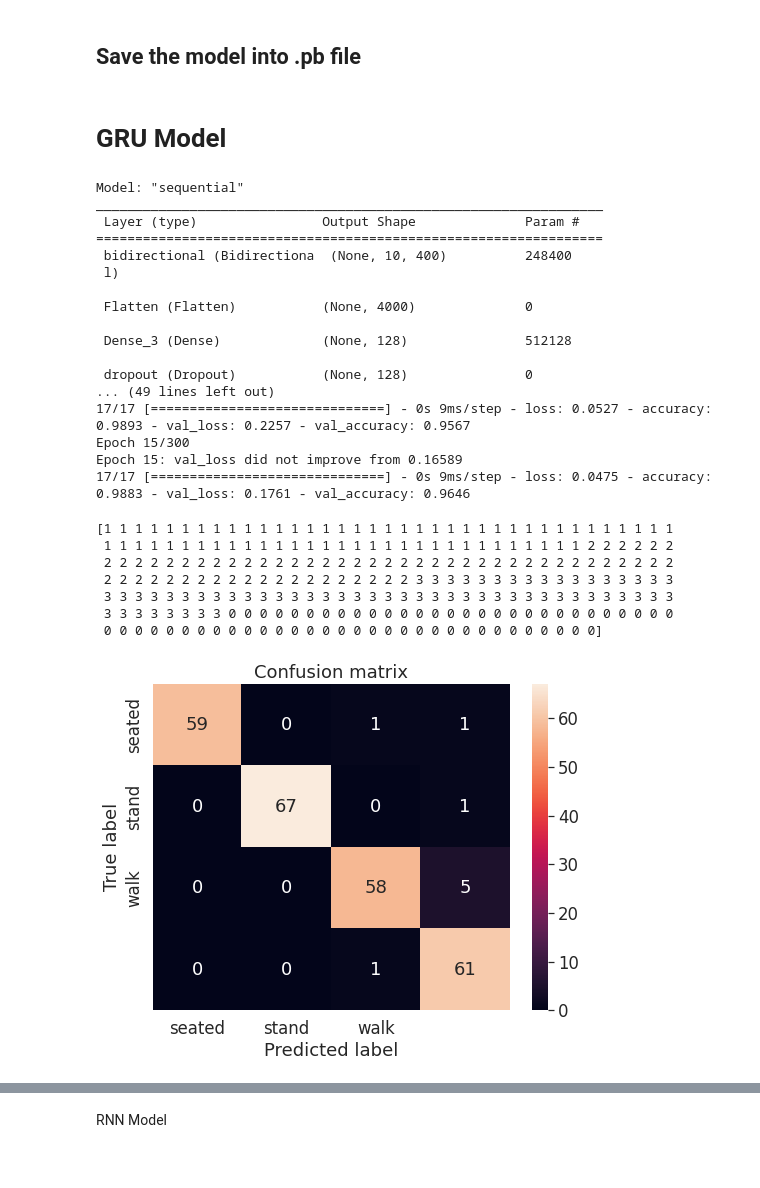
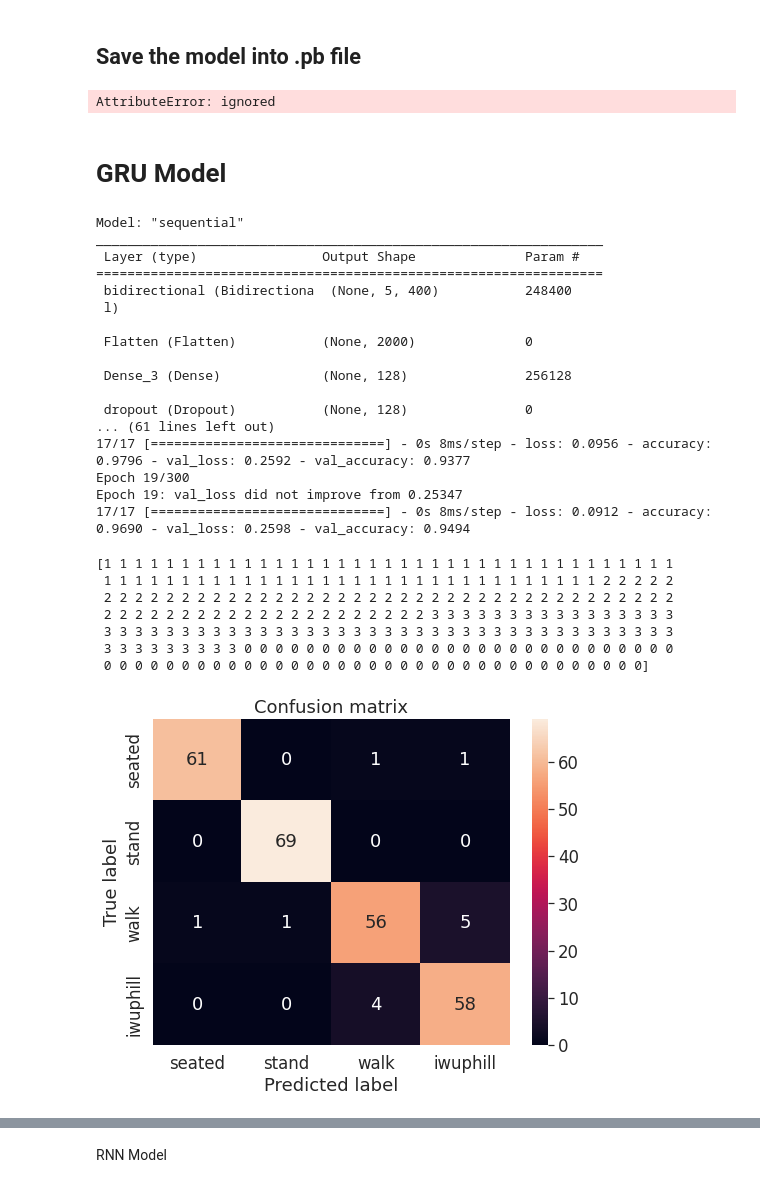
Before and after one commit to JonathanCristovao/LSTM_GRU_RNN_human-activity-recognition, a Jupyter notebook: LSTM_GRU_RNN_notebook.ipynb, the cells around one changed output, grey strips where cells are left out. Cells and saved outputs as stored; diff of their text form; code cells hidden in the pictures.

```diff
--- a/LSTM_GRU_RNN_notebook.ipynb
+++ b/LSTM_GRU_RNN_notebook.ipynb
@@ -228,7 +236,7 @@ Number of test samples:  518
 # %% [markdown]
 ## Data Segmentation (Sliding Window)
 # %%
-N_TIME_STEPS = 10 #sliding window length 120
+N_TIME_STEPS = 5 #sliding window length # 10 #120
 STEP = 2 # Sliding window step size 20
 N_FEATURES = 5
 
@@ -408,7 +416,7 @@ plt.show()
 # %% [markdown]
 ## Save the model into .pb file
 # %%
-# Save LSTM model
+'# Save LSTM model
 
 output_node_name = "Dense_2/Softmax"
 MODEL_LSTM = str(N_TIME_STEPS)+"_"+str(STEP)+"_"+str(N_FEATURES)+"_"+str(N_CLASSES)+"_nomagnew"
@@ -422,6 +430,8 @@ freeze_graph.freeze_graph('./models/LSTM/' +MODEL_LSTM+ '_graph.pbtxt', None, \
     False, './models/LSTM/' + MODEL_LSTM+ '.chkp', output_node_name, \
     "save/restore_all", "save/Const:0", \
     './models/LSTM/' +MODEL_LSTM + '.pb', True, "")
+# %% [output]
+AttributeError: ignored
 # %% [markdown]
 # GRU Model
 # %%
@@ -472,45 +482,45 @@ Model: "sequential"
 _________________________________________________________________
  Layer (type)                Output Shape              Param #
 =================================================================
- bidirectional (Bidirectiona  (None, 10, 400)          248400
+ bidirectional (Bidirectiona  (None, 5, 400)           248400
  l)
 
- Flatten (Flatten)           (None, 4000)              0
+ Flatten (Flatten)           (None, 2000)              0
 
- Dense_3 (Dense)             (None, 128)               512128
+ Dense_3 (Dense)             (None, 128)               256128
 
  dropout (Dropout)           (None, 128)               0
-... (49 lines left out)
-17/17 [==============================] - 0s 9ms/step - loss: 0.0527 - accuracy: 0.9893 - val_loss: 0.2257 - val_accuracy: 0.9567
-Epoch 15/300
-Epoch 15: val_loss did not improve from 0.16589
-17/17 [==============================] - 0s 9ms/step - loss: 0.0475 - accuracy: 0.9883 - val_loss: 0.1761 - val_accuracy: 0.9646
+... (61 lines left out)
+17/17 [==============================] - 0s 8ms/step - loss: 0.0956 - accuracy: 0.9796 - val_loss: 0.2592 - val_accuracy: 0.9377
+Epoch 19/300
+Epoch 19: val_loss did not improve from 0.25347
+17/17 [==============================] - 0s 8ms/step - loss: 0.0912 - accuracy: 0.9690 - val_loss: 0.2598 - val_accuracy: 0.9494
 # %%
 # GRU model to predict
 
 y_pred_ohe = model.predict(X_test)
 y_pred_labels = np.argmax(y_pred_ohe, axis=1)
 y_true_labels = np.argmax(y_test, axis=1)
 confusion_matrix = metrics.confusion_matrix(y_true=y_true_labels, y_pred=y_pred_labels)
 print(y_true_labels)
-LABELS = ['seated', 'stand','walk']
+LABELS = ['seated', 'stand','walk','iwuphill']
 
 plt.figure(figsize=(8, 6))
 sns.set(style='whitegrid', palette='muted', font_scale=1.5)
 sns.heatmap(confusion_matrix, xticklabels=LABELS, yticklabels=LABELS, annot=True, fmt="d");
 plt.title("Confusion matrix")
 plt.ylabel('True label')
 plt.xlabel('Predicted label')
 plt.show();
 # %% [output]
 [1 1 1 1 1 1 1 1 1 1 1 1 1 1 1 1 1 1 1 1 1 1 1 1 1 1 1 1 1 1 1 1 1 1 1 1 1
- 1 1 1 1 1 1 1 1 1 1 1 1 1 1 1 1 1 1 1 1 1 1 1 1 1 1 1 1 1 1 1 2 2 2 2 2 2
+ 1 1 1 1 1 1 1 1 1 1 1 1 1 1 1 1 1 1 1 1 1 1 1 1 1 1 1 1 1 1 1 1 2 2 2 2 2
  2 2 2 2 2 2 2 2 2 2 2 2 2 2 2 2 2 2 2 2 2 2 2 2 2 2 2 2 2 2 2 2 2 2 2 2 2
- 2 2 2 2 2 2 2 2 2 2 2 2 2 2 2 2 2 2 2 2 3 3 3 3 3 3 3 3 3 3 3 3 3 3 3 3 3
+ 2 2 2 2 2 2 2 2 2 2 2 2 2 2 2 2 2 2 2 2 2 3 3 3 3 3 3 3 3 3 3 3 3 3 3 3 3
  3 3 3 3 3 3 3 3 3 3 3 3 3 3 3 3 3 3 3 3 3 3 3 3 3 3 3 3 3 3 3 3 3 3 3 3 3
- 3 3 3 3 3 3 3 3 0 0 0 0 0 0 0 0 0 0 0 0 0 0 0 0 0 0 0 0 0 0 0 0 0 0 0 0 0
- 0 0 0 0 0 0 0 0 0 0 0 0 0 0 0 0 0 0 0 0 0 0 0 0 0 0 0 0 0 0 0 0]
+ 3 3 3 3 3 3 3 3 3 0 0 0 0 0 0 0 0 0 0 0 0 0 0 0 0 0 0 0 0 0 0 0 0 0 0 0 0
+ 0 0 0 0 0 0 0 0 0 0 0 0 0 0 0 0 0 0 0 0 0 0 0 0 0 0 0 0 0 0 0 0 0 0 0]
-[figure, old version]
+[figure, new version]
 # %%
 predIdxs = model.predict(X_test, batch_size=BATCH_SIZE)
 predIdxs = np.argmax(predIdxs, axis=1)
```
Also changed, not shown: parts of 13 cells of this notebook.
